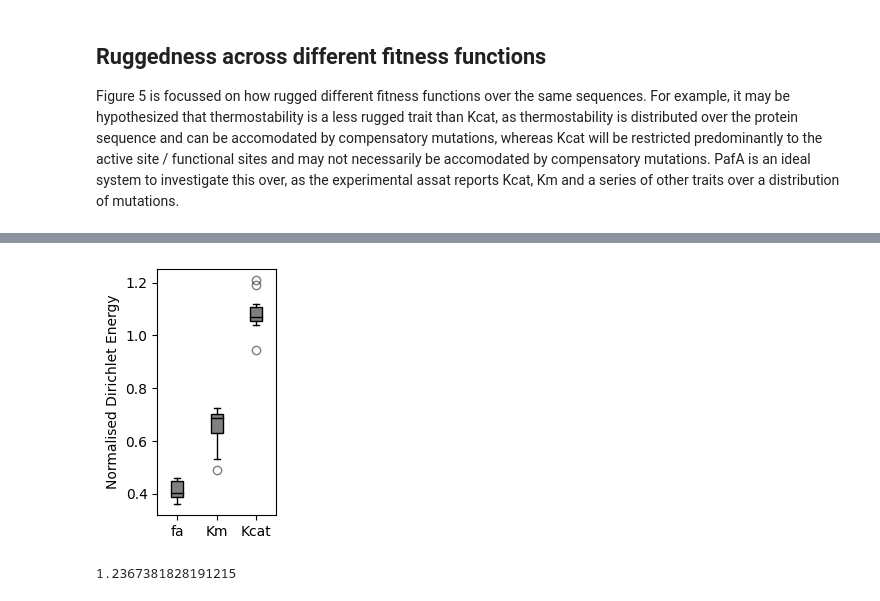
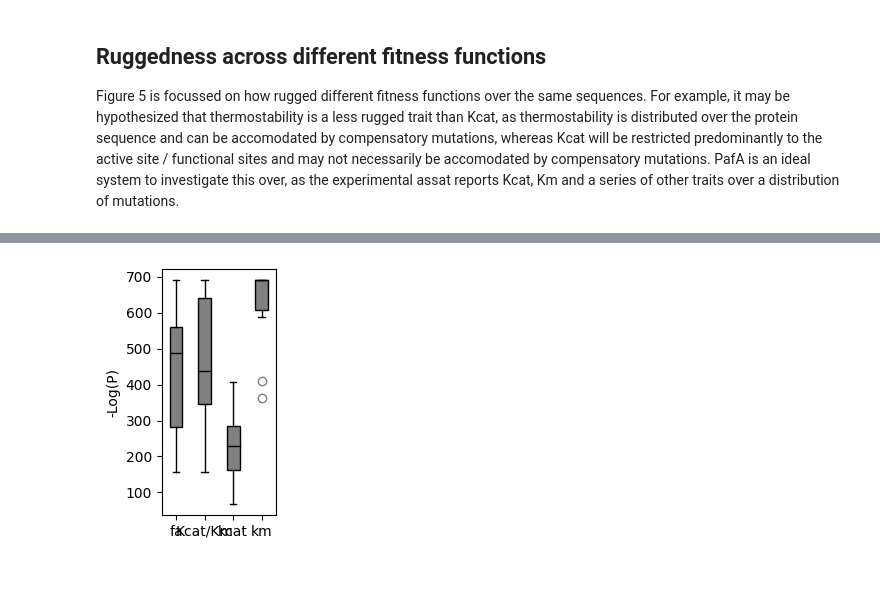
Before and after one commit to RSCJacksonLab/graph-ruggedness-de, a Jupyter notebook: src/Figure_5.ipynb, the cells around one changed output, grey strips where cells are left out. Cells and saved outputs as stored; diff of their text form; code cells hidden in the pictures.

Commit message:
Updated src code, figures

```diff
--- a/src/Figure_5.ipynb
+++ b/src/Figure_5.ipynb
@@ -17,5 +34,5 @@ Figure 5 is focussed on how rugged different fitness functions over the same seq
 # %%
-df = pd.read_csv('../data_files/PafA_all_data.csv')
+df = pd.read_csv('../data_files/pafa_kinase//PafA_all_data.csv')
 df = df.dropna()
 seq_ls = df['sequence'].tolist()
 values = df['KM_cMUP_uM'].tolist()
@@ -40,6 +57,16 @@ G_k_kcat = graph_ruggedness_de.build_ohe_graph(seq_ls=seq_ls,
                                         approximate=True,
                                         n=1)
 
+values = df['kcatOverKM_cMUP_M-1s-1'].tolist()
+scaler = MinMaxScaler()
+values = [val[0] for val in (scaler.fit_transform(np.array(values).reshape(-1,1)))]
+G_k_kcat_km = graph_ruggedness_de.build_ohe_graph(seq_ls=seq_ls,
+                                        values=values,
+                                        edges=True,
+                                        hamming_edges=False,
+                                        approximate=True,
+                                        n=1)
+
 values = df['fa'].tolist()
 scaler = MinMaxScaler()
 values = [val[0] for val in (scaler.fit_transform(np.array(values).reshape(-1,1)))]
@@ -209,32 +298,28 @@ Done.
 # %%
 fig, ax = plt.subplots(figsize=(2,3))
-boxplot = ax.boxplot([de_fa, de_km, de_kcat], patch_artist=True)
+boxplot = ax.boxplot([de_fa, de_kcat_km, de_kcat, de_km], patch_artist=True)
 
 # Customize the appearance of the box plot
 for box in boxplot['boxes']:
     # Set the fill color to grey
     box.set(facecolor='grey', edgecolor='black')
 
 # Set the color of the whiskers, caps, and medians
 for whisker in boxplot['whiskers']:
     whisker.set(color='black')
 for cap in boxplot['caps']:
     cap.set(color='black')
 for median in boxplot['medians']:
     median.set(color='black')
 
 # Optional: Customize the appearance of fliers (outliers)
 for flier in boxplot['fliers']:
     flier.set(marker='o', color='black', alpha=0.5)
 
 # Set labels if needed
-ax.set_xticklabels(['fa', 'Km', 'Kcat'])
-ax.set_ylabel('Normalised Dirichlet Energy')
+ax.set_xticklabels(['fa', 'Kcat/Km', 'kcat', 'km'])
+ax.set_ylabel('-Log(P)')
 plt.tight_layout()
 plt.savefig('figures/Figure_5/de_prop_boxplot.pdf')
 # %% [output]
-[figure, old version]
+[figure, new version]
-# %%
-de_km
-# %% [output]
-1.2367381828191215
```
Also changed, not shown: parts of 9 cells of this notebook, 10 other files.
